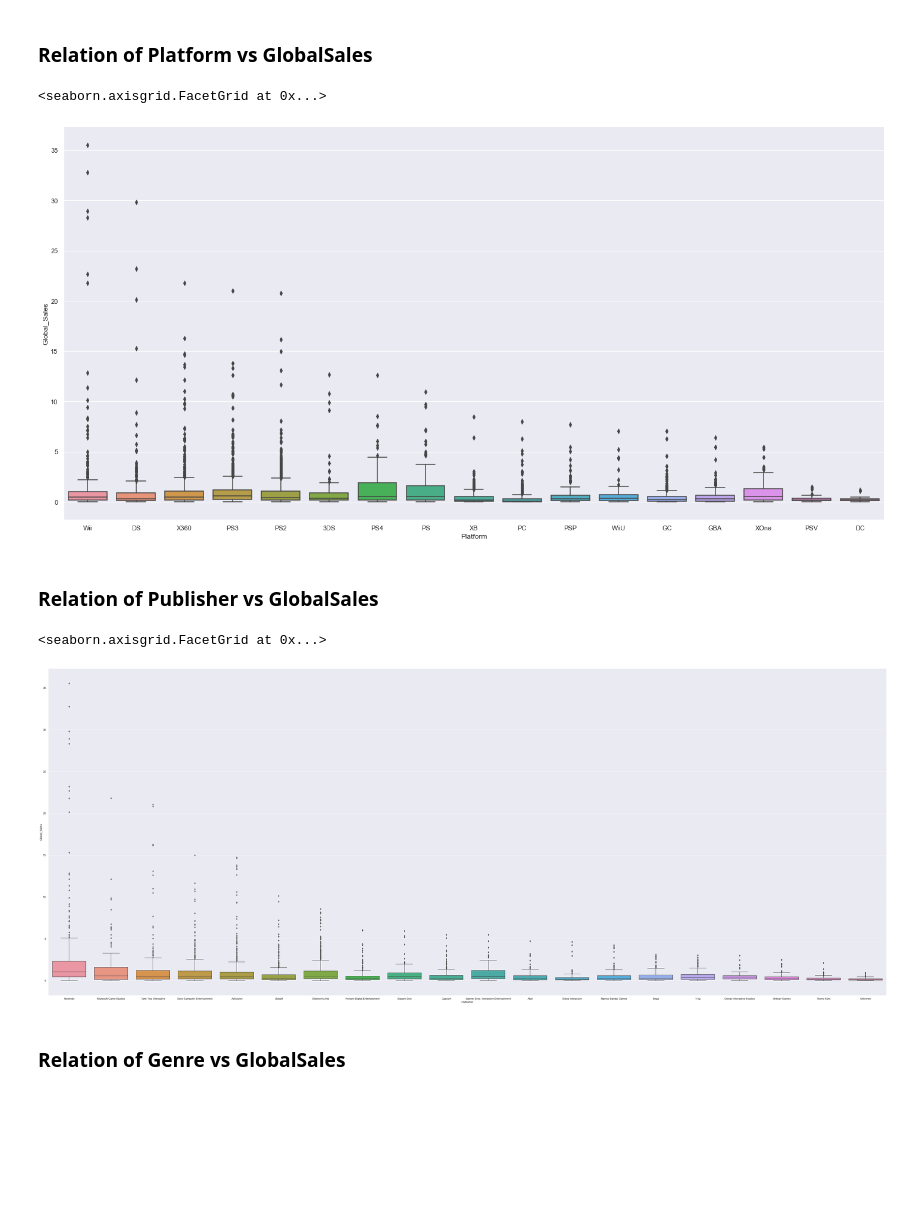
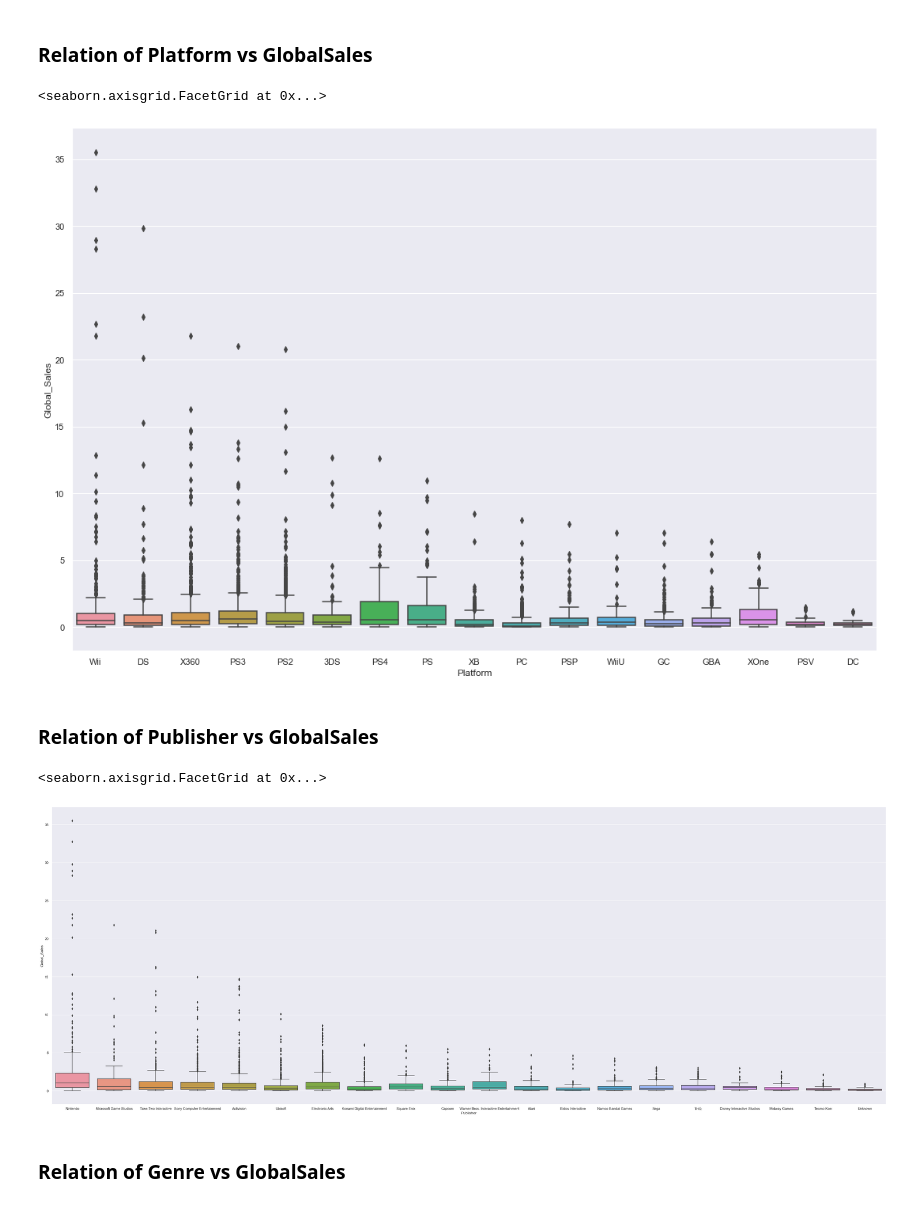
Before and after one commit to dihcuierc/Game_Analysis, a Jupyter notebook: NoteBooks/2. Data Visual.ipynb, the cells around one changed output. Cells and saved outputs as stored; diff of their text form; code cells hidden in the pictures; blank space fills up the shorter version.

```diff
--- a/NoteBooks/2. Data Visual.ipynb
+++ b/NoteBooks/2. Data Visual.ipynb
@@ -75,17 +75,17 @@ sb.catplot(x="Critic_Score", y="Global_Sales", kind="box",height=12, aspect= 2.5
 # %% [markdown]
 ### Relation of Platform vs GlobalSales
 # %%
-sb.catplot(x="Platform", y="Global_Sales", kind="box",height=10, aspect=2,data=mainData)
+sb.catplot(x="Platform", y="Global_Sales", kind="box",height=10, aspect=1.5,data=mainData)
 # %% [output]
 <seaborn.axisgrid.FacetGrid at 0x...>
-[figure, old version]
+[figure, new version]
 # %% [markdown]
 ### Relation of Publisher vs GlobalSales
 # %%
-sb.catplot(x="Publisher", y="Global_Sales", kind="box",height=20, aspect=2.5,data=mainData)
+sb.catplot(x="Publisher", y="Global_Sales", kind="box",height=14, aspect=2.7,data=mainData)
 # %% [output]
 <seaborn.axisgrid.FacetGrid at 0x...>
-[figure, old version]
+[figure, new version]
 # %% [markdown]
 ### Relation of Genre vs GlobalSales
 # %%
```
Also changed, not shown: parts of 16 cells of this notebook.
